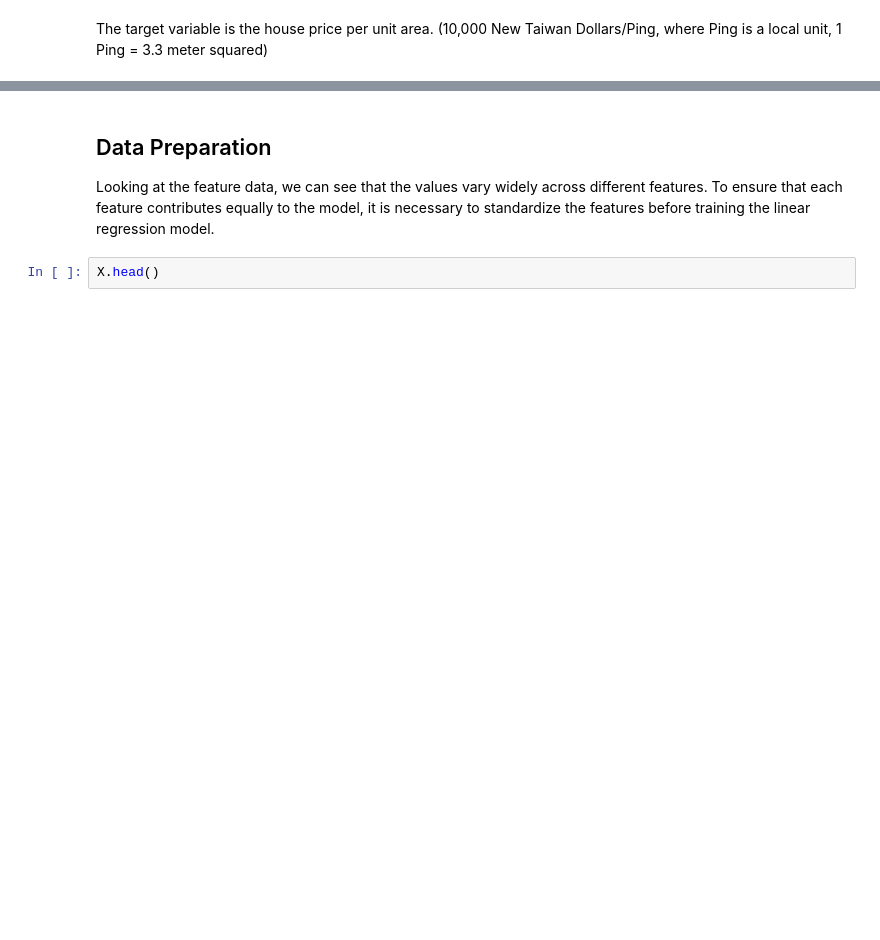
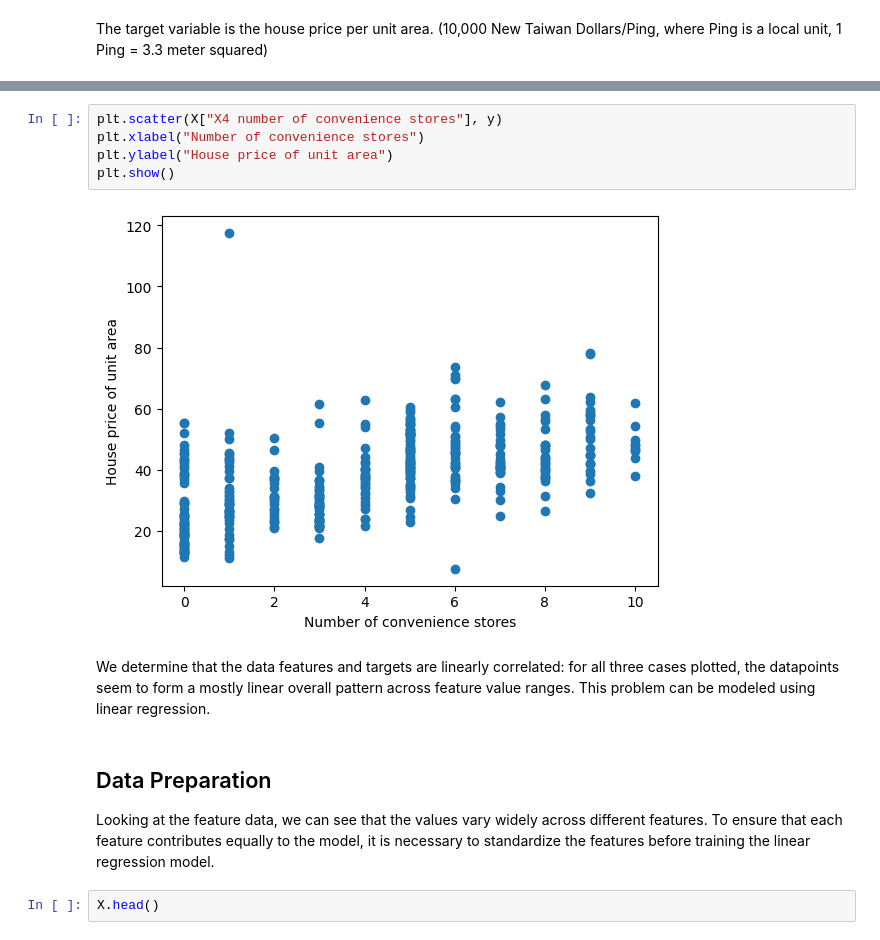
Before and after one commit to samuelms123/ML-tasks, a Jupyter notebook: task4/task4-pipeline.ipynb, the cells around one changed output, grey strips where cells are left out. Drawn from its saved outputs; the diff is of its cells as text; blank space fills up the shorter version.

```diff
--- a/task4/task4-pipeline.ipynb
+++ b/task4/task4-pipeline.ipynb
@@ -54,3 +72,12 @@ memory usage: 3.4 KB
+# %%
+plt.scatter(X["X4 number of convenience stores"], y)
+plt.xlabel("Number of convenience stores")
+plt.ylabel("House price of unit area")
+plt.show()
+# %% [output]
+[figure, added]
+# %% [markdown]
+We determine that the data features and targets are linearly correlated: for all three cases plotted, the datapoints seem to form a mostly linear overall pattern across feature value ranges. This problem can be modeled using linear regression.
 # %% [markdown]
 ## Data Preparation
 
```
Also changed, not shown: parts of 6 cells of this notebook.
